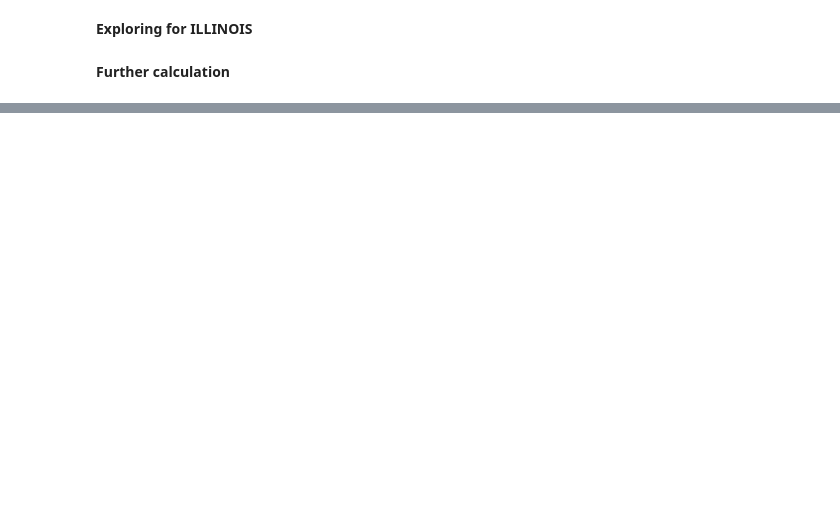
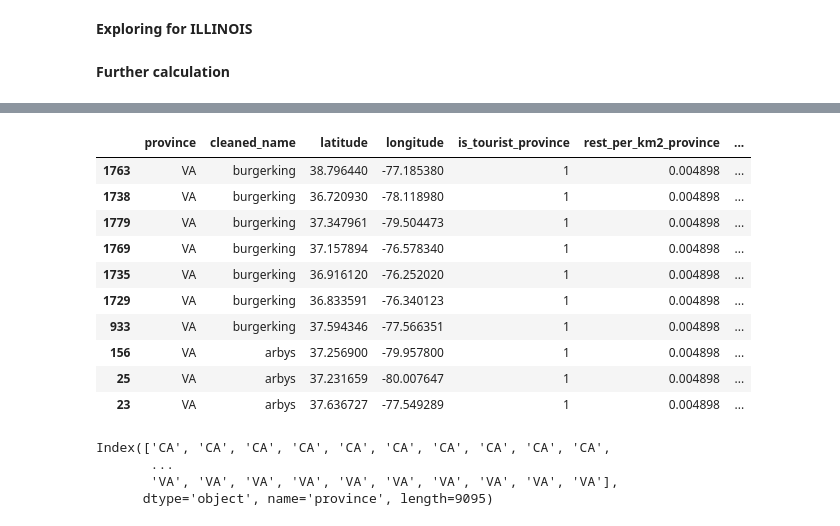
Before and after one commit to dhruvip/Coursera_Capstone, a Jupyter notebook: Untitled.ipynb, the cells around one changed output, grey strips where cells are left out. Drawn from its saved outputs; the diff is of its cells as text; code cells hidden in the pictures; blank space fills up the shorter version.

```diff
--- a/Untitled.ipynb
+++ b/Untitled.ipynb
@@ -492,0 +436,14 @@ df_top25.iloc[106]
+# %%
+required_grp_df.get_group('VA').head(10)
+# %% [output]
+|  | province | cleaned_name | latitude | longitude | is_tourist_province | rest_per_km2_province | ... |
+| 1763 | VA | burgerking | 38.796440 | -77.185380 | 1 | 0.004898 | ... |
+| 1738 | VA | burgerking | 36.720930 | -78.118980 | 1 | 0.004898 | ... |
+| 1779 | VA | burgerking | 37.347961 | -79.504473 | 1 | 0.004898 | ... |
+| 1769 | VA | burgerking | 37.157894 | -76.578340 | 1 | 0.004898 | ... |
+| 1735 | VA | burgerking | 36.916120 | -76.252020 | 1 | 0.004898 | ... |
+| 1729 | VA | burgerking | 36.833591 | -76.340123 | 1 | 0.004898 | ... |
+| 933 | VA | burgerking | 37.594346 | -77.566351 | 1 | 0.004898 | ... |
+| 156 | VA | arbys | 37.256900 | -79.957800 | 1 | 0.004898 | ... |
+| 25 | VA | arbys | 37.231659 | -80.007647 | 1 | 0.004898 | ... |
+| 23 | VA | arbys | 37.636727 | -77.549289 | 1 | 0.004898 | ... |
@@ -492,0 +452,7 @@ df_top25.iloc[106]
+# %%
+indexed_df.index
+# %% [output]
+Index(['CA', 'CA', 'CA', 'CA', 'CA', 'CA', 'CA', 'CA', 'CA', 'CA',
+       ...
+       'VA', 'VA', 'VA', 'VA', 'VA', 'VA', 'VA', 'VA', 'VA', 'VA'],
+      dtype='object', name='province', length=9095)
```
Also changed, not shown: parts of 17 cells of this notebook, 1 other file.
